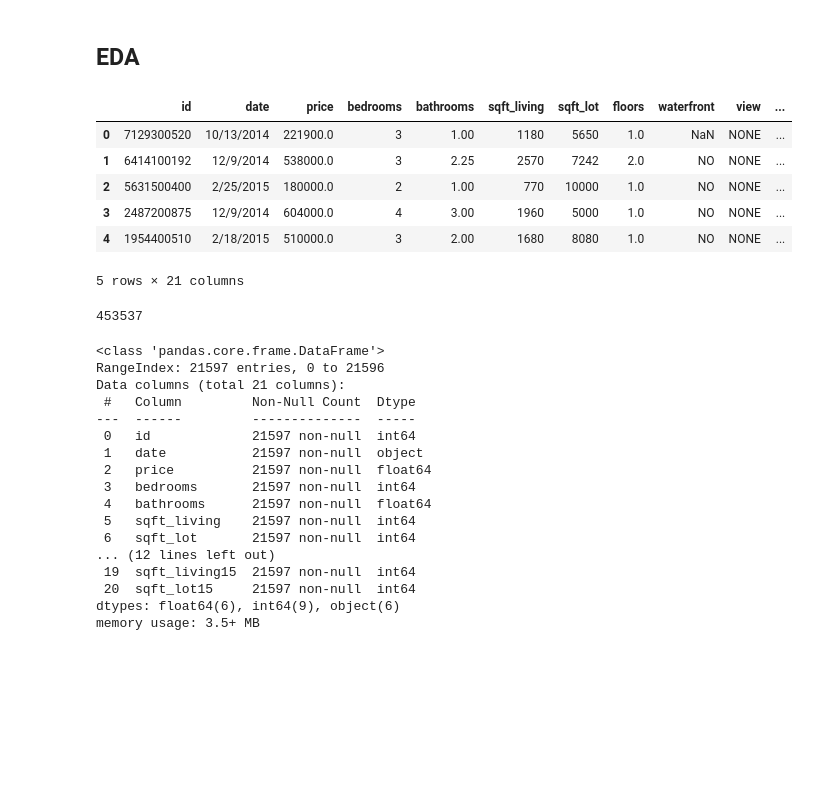
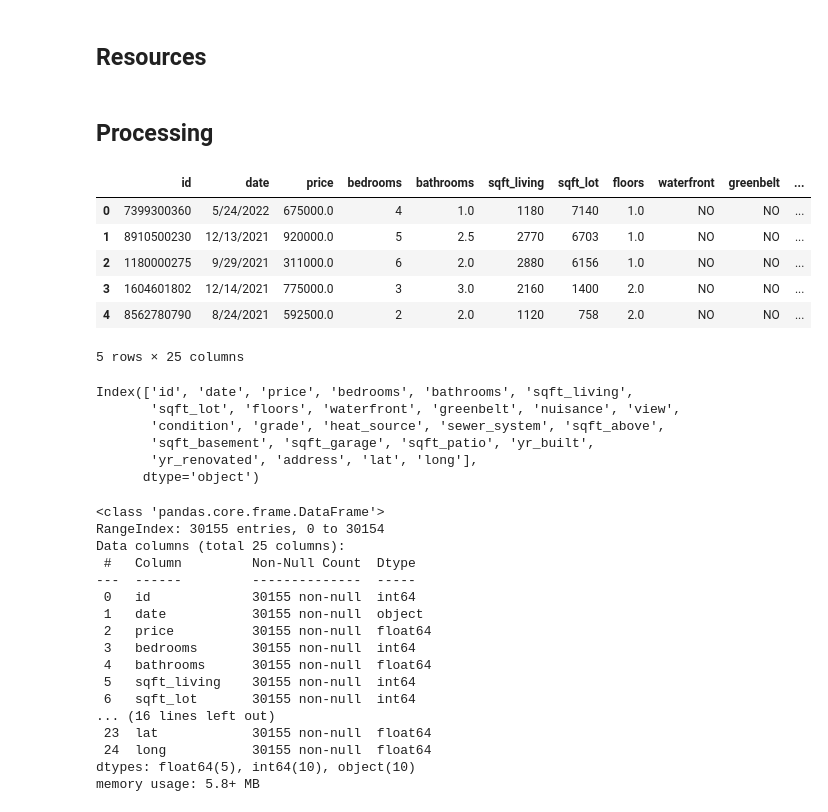
Before and after one commit to hall-nicholas/flatiron-ds-project-2, a Jupyter notebook: code/PatEDA.ipynb, the cells around one changed output. Drawn from its saved outputs; the diff is of its cells as text; code cells hidden in the pictures; blank space fills up the shorter version.

Commit message:
Cleaned data and performed some EDA

```diff
--- a/code/PatEDA.ipynb
+++ b/code/PatEDA.ipynb
@@ -1,5 +1,5 @@
 # %% [markdown]
-## EDA
+## Resources
 # %%
 import matplotlib.pyplot as plt
 plt.style.use('seaborn')
@@ -9,41 +9,48 @@ import scipy.stats as stats
 import seaborn as sns
 import statsmodels.api as sm
 from statsmodels.formula.api import ols
+# %% [markdown]
+## Processing
 # %%
-df = pd.read_csv('data/kc_house_data.csv')
+df = pd.read_csv('../data/kc_house_data.csv')
 df.head()
 # %% [output]
-|  | id | date | price | bedrooms | bathrooms | sqft_living | sqft_lot | floors | waterfront | view | ... |
-| 0 | 7129300520 | 10/13/2014 | 221900.0 | 3 | 1.00 | 1180 | 5650 | 1.0 | NaN | NONE | ... |
-| 1 | 6414100192 | 12/9/2014 | 538000.0 | 3 | 2.25 | 2570 | 7242 | 2.0 | NO | NONE | ... |
-| 2 | 5631500400 | 2/25/2015 | 180000.0 | 2 | 1.00 | 770 | 10000 | 1.0 | NO | NONE | ... |
-| 3 | 2487200875 | 12/9/2014 | 604000.0 | 4 | 3.00 | 1960 | 5000 | 1.0 | NO | NONE | ... |
-| 4 | 1954400510 | 2/18/2015 | 510000.0 | 3 | 2.00 | 1680 | 8080 | 1.0 | NO | NONE | ... |
+|  | id | date | price | bedrooms | bathrooms | sqft_living | sqft_lot | floors | waterfront | greenbelt | ... |
+| 0 | 7399300360 | 5/24/2022 | 675000.0 | 4 | 1.0 | 1180 | 7140 | 1.0 | NO | NO | ... |
+| 1 | 8910500230 | 12/13/2021 | 920000.0 | 5 | 2.5 | 2770 | 6703 | 1.0 | NO | NO | ... |
+| 2 | 1180000275 | 9/29/2021 | 311000.0 | 6 | 2.0 | 2880 | 6156 | 1.0 | NO | NO | ... |
+| 3 | 1604601802 | 12/14/2021 | 775000.0 | 3 | 3.0 | 2160 | 1400 | 2.0 | NO | NO | ... |
+| 4 | 8562780790 | 8/24/2021 | 592500.0 | 2 | 2.0 | 1120 | 758 | 2.0 | NO | NO | ... |
-5 rows × 21 columns
+5 rows × 25 columns
 # %%
-df.size
+df.columns
 # %% [output]
-453537
+Index(['id', 'date', 'price', 'bedrooms', 'bathrooms', 'sqft_living',
+       'sqft_lot', 'floors', 'waterfront', 'greenbelt', 'nuisance', 'view',
+       'condition', 'grade', 'heat_source', 'sewer_system', 'sqft_above',
+       'sqft_basement', 'sqft_garage', 'sqft_patio', 'yr_built',
+       'yr_renovated', 'address', 'lat', 'long'],
+      dtype='object')
 # %%
 df.info()
 # %% [output]
 <class 'pandas.core.frame.DataFrame'>
-RangeIndex: 21597 entries, 0 to 21596
-Data columns (total 21 columns):
+RangeIndex: 30155 entries, 0 to 30154
+Data columns (total 25 columns):
  #   Column         Non-Null Count  Dtype
 ---  ------         --------------  -----
- 0   id             21597 non-null  int64
- 1   date           21597 non-null  object
- 2   price          21597 non-null  float64
- 3   bedrooms       21597 non-null  int64
- 4   bathrooms      21597 non-null  float64
- 5   sqft_living    21597 non-null  int64
- 6   sqft_lot       21597 non-null  int64
-... (12 lines left out)
- 19  sqft_living15  21597 non-null  int64
- 20  sqft_lot15     21597 non-null  int64
-dtypes: float64(6), int64(9), object(6)
-memory usage: 3.5+ MB
+ 0   id             30155 non-null  int64
+ 1   date           30155 non-null  object
+ 2   price          30155 non-null  float64
+ 3   bedrooms       30155 non-null  int64
+ 4   bathrooms      30155 non-null  float64
+ 5   sqft_living    30155 non-null  int64
+ 6   sqft_lot       30155 non-null  int64
+... (16 lines left out)
+ 23  lat            30155 non-null  float64
+ 24  long           30155 non-null  float64
+dtypes: float64(5), int64(10), object(10)
+memory usage: 5.8+ MB
 # %%
 df.describe()
 # %% [output]
```
Also changed, not shown: parts of 37 cells of this notebook.
